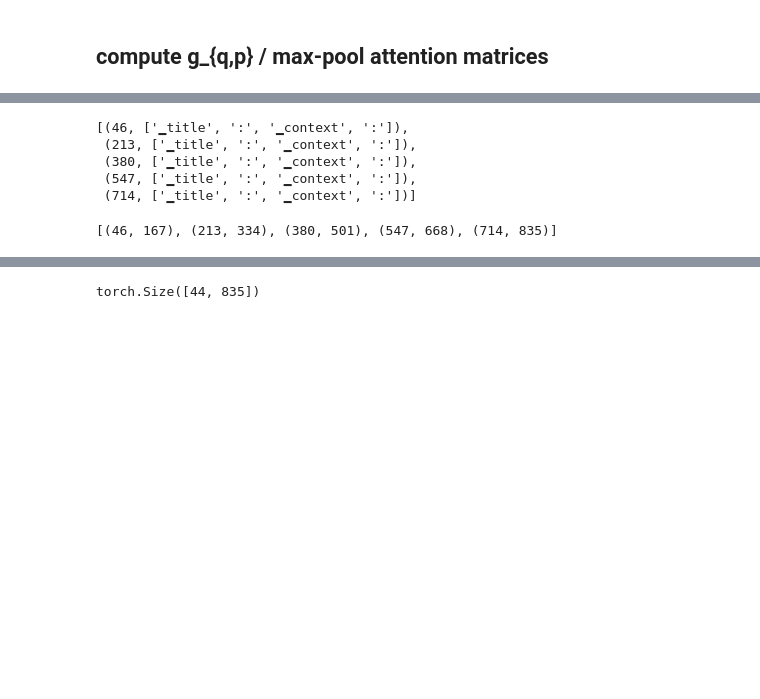
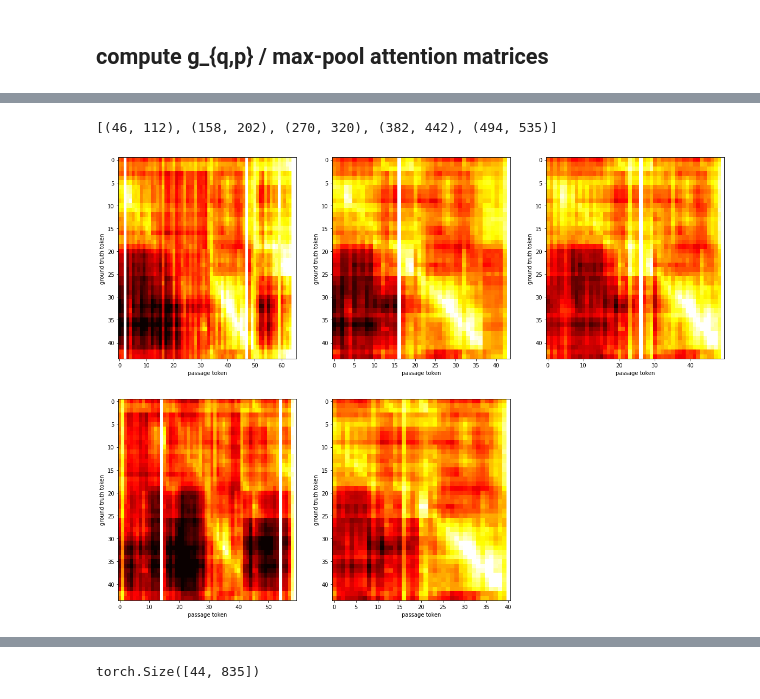
Before and after one commit to casetext/FiD, a Jupyter notebook: notebooks/FiD_confidence_thresholding.ipynb, the cells around one changed output, grey strips where cells are left out. Cells and saved outputs as stored; diff of their text form; code cells hidden in the pictures; blank space fills up the shorter version.

```diff
--- a/notebooks/FiD_confidence_thresholding.ipynb
+++ b/notebooks/FiD_confidence_thresholding.ipynb
@@ -357,19 +360,28 @@ def subfinder(mylist, pattern):
-# %%
-pattern = ['▁title', ':', '▁context', ':']
-
-subfinder(all_input_tokens, pattern)
-# %% [output]
-[(46, ['▁title', ':', '▁context', ':']),
- (213, ['▁title', ':', '▁context', ':']),
- (380, ['▁title', ':', '▁context', ':']),
- (547, ['▁title', ':', '▁context', ':']),
- (714, ['▁title', ':', '▁context', ':'])]
 # %%
-passage_index_pattern = subfinder(all_input_tokens, pattern)
-indices = [el[0] for el in passage_index_pattern]
+start_pattern = ['▁title', ':', '▁context', ':']
+end_pattern = ['</s>']
 
-relevant_ranges = [(index, (i + 1)*passage_len) for i, index in enumerate(indices)]
+start_index_pattern = subfinder(all_input_tokens, start_pattern)
+end_index_pattern = subfinder(all_input_tokens, end_pattern)
+
+start_indices = [el[0] for el in start_index_pattern]
+end_indices = [el[0] for el in end_index_pattern]
+
+relevant_ranges = [(start_index, end_index) for start_index, end_index in zip(start_indices, end_indices)]
 
 relevant_ranges
 # %% [output]
-[(46, 167), (213, 334), (380, 501), (547, 668), (714, 835)]
+[(46, 112), (158, 202), (270, 320), (382, 442), (494, 535)]
+# %%
+fig = plt.figure(figsize=(20, 15), facecolor="white")
+
+for i in range(5):
+    plt.subplot(2, 3, i + 1)
+    relevant_range = relevant_ranges[i]
+    spliced_attn_matrix = avg_attn_matrix[:, relevant_range[0]:relevant_range[1]]
+    im = plt.imshow(spliced_attn_matrix, cmap=plt.get_cmap('hot'), aspect='auto', vmin=-10, vmax=0)
+
+    plt.xlabel('passage token')
+    plt.ylabel('ground truth token')
+# %% [output]
+[figure, added]
```
Also changed, not shown: parts of 15 cells of this notebook.
